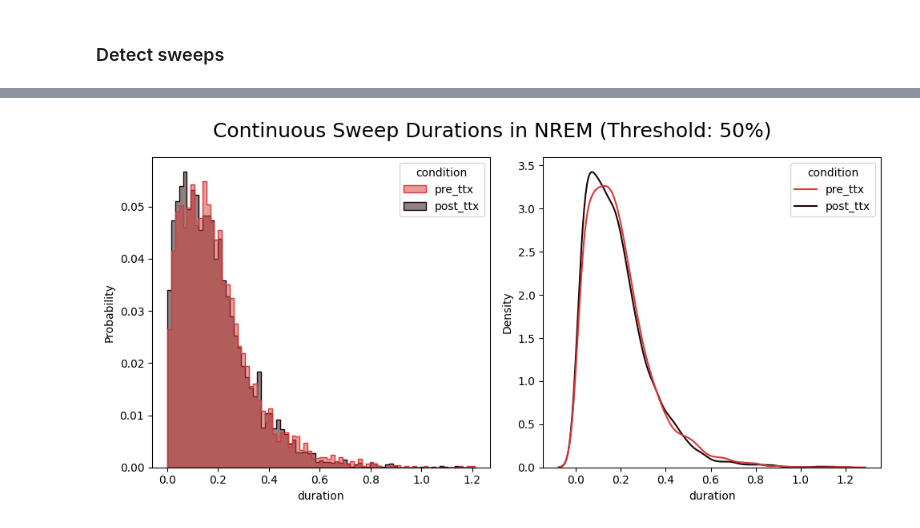
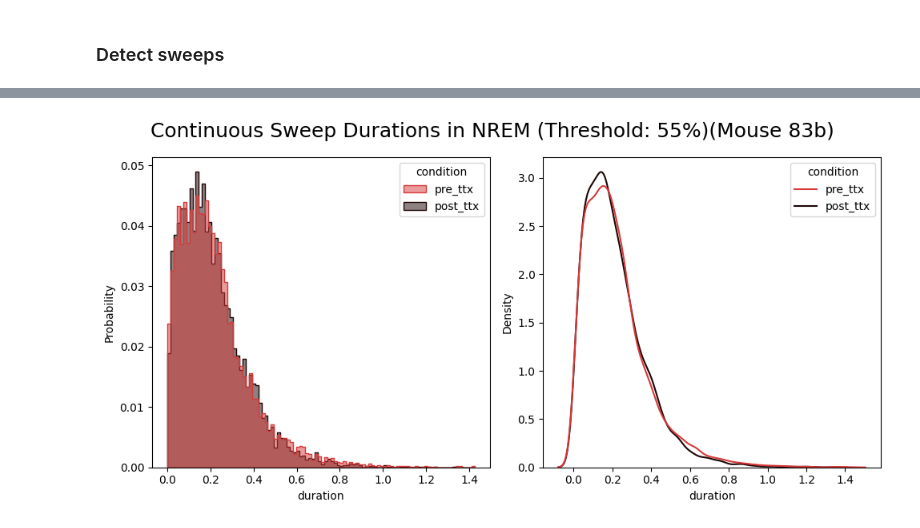
Before and after one commit to Senzai-Lab/nrem_sc, a Jupyter notebook: notebooks/figures/visualize_83b.ipynb, the cells around one changed output, grey strips where cells are left out. Cells and saved outputs as stored; diff of their text form; code cells hidden in the pictures.

```diff
--- a/notebooks/figures/visualize_83b.ipynb
+++ b/notebooks/figures/visualize_83b.ipynb
@@ -186,22 +179,22 @@ IndexError: index -1 is out of bounds for axis 0 with size 0
 # %%
 from nrem_sc.constants import INTERIM_DATA_PATH
 
 fig, axes = plt.subplots(1, 2, figsize=(10, 5))
 
 palette = ["#d73939", "#1d0505ff"]
 hist_kwargs = dict(element='step', stat='probability', common_norm=False, fill=True, alpha=0.5, palette=palette)
-fig.suptitle('Continuous Sweep Durations in NREM (Threshold: 50%)', fontsize=18)
+fig.suptitle(f'Continuous Sweep Durations in NREM (Threshold: {threshold*100:.0f}%)(Mouse {UNIT})', fontsize=18)
 
 axes[0] = sns.histplot(data=sweeps[sweeps['sleep_state'] == 'nrem'], x='duration', hue='condition', **hist_kwargs, ax=axes[0])
 # axes[0].set_xlim(-.1, 1.75)
 
 axes[1] = sns.kdeplot(data=sweeps[sweeps['sleep_state'] == 'nrem'], x='duration', hue='condition', common_norm=False, palette=palette, ax=axes[1])
 # axes[1].set_xlim(-.1, 1.75)
 
 fig.tight_layout()
-# fig.savefig(INTERIM_DATA_PATH / unit_id / 'figures' / 'nrem_sweep_durations.pdf', format='pdf', dpi=1200)
+# fig.savefig(INTERIM_DATA_PATH / UNIT / 'figures' / 'nrem_sweep_durations.pdf', format='pdf', dpi=1200)
 # %% [output]
-[figure, old version]
+[figure, new version]
 # %%
 palette = ["#d73939", "#1d0505ff"]
 kwargs = dict(element='step', stat='probability', common_norm=False, fill=True, alpha=0.5, palette=palette)
```
Also changed, not shown: parts of 11 cells of this notebook, 8 other files.
